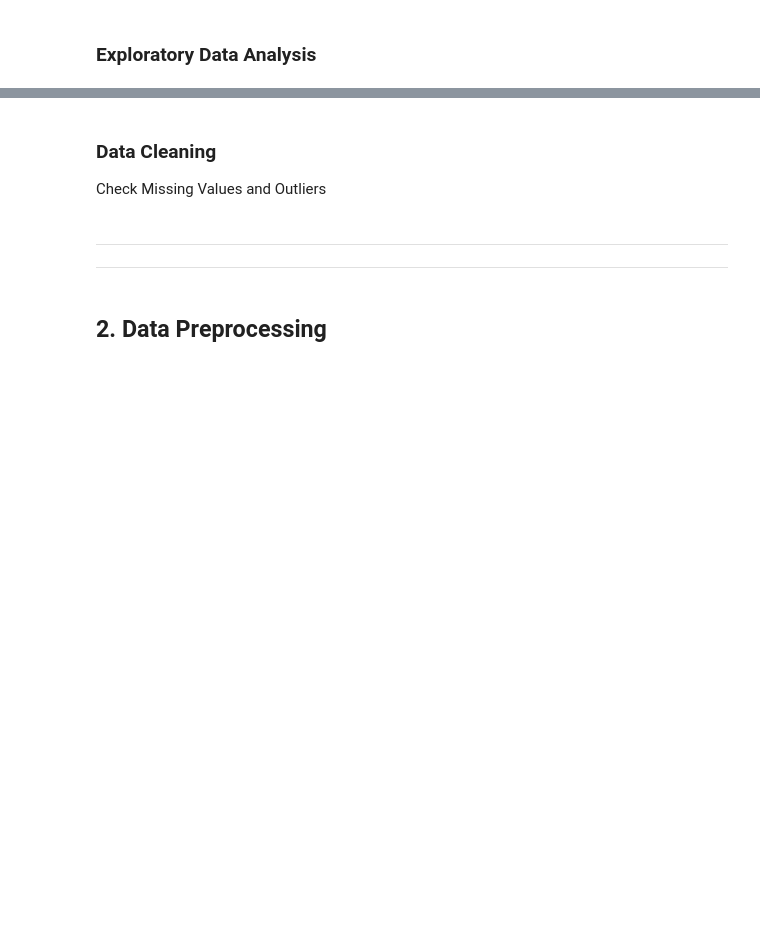
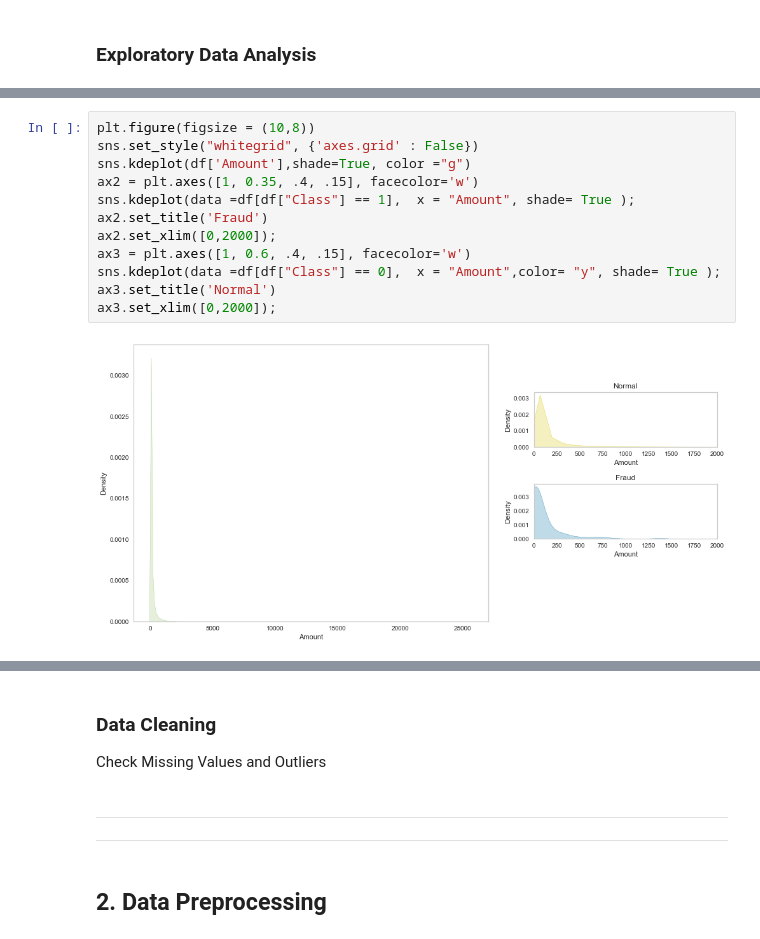
Before and after one commit to Furkan-Coskun/Project, a Jupyter notebook: Fraud Detection_Student_V3.ipynb, the cells around one changed output, grey strips where cells are left out. Saved outputs shown, nothing was run; the diff lists cells and outputs as text; blank space fills up the shorter version.

```diff
--- a/Fraud Detection_Student_V3.ipynb
+++ b/Fraud Detection_Student_V3.ipynb
@@ -233,0 +272,14 @@ NameError: name 'ds' is not defined
+# %%
+plt.figure(figsize = (10,8))
+sns.set_style("whitegrid", {'axes.grid' : False})
+sns.kdeplot(df['Amount'],shade=True, color ="g")
+ax2 = plt.axes([1, 0.35, .4, .15], facecolor='w')
+sns.kdeplot(data =df[df["Class"] == 1],  x = "Amount", shade= True );
+ax2.set_title('Fraud')
+ax2.set_xlim([0,2000]);
+ax3 = plt.axes([1, 0.6, .4, .15], facecolor='w')
+sns.kdeplot(data =df[df["Class"] == 0],  x = "Amount",color= "y", shade= True );
+ax3.set_title('Normal')
+ax3.set_xlim([0,2000]);
+# %% [output]
+[figure, added]
```
Also changed, not shown: parts of 14 cells of this notebook.
